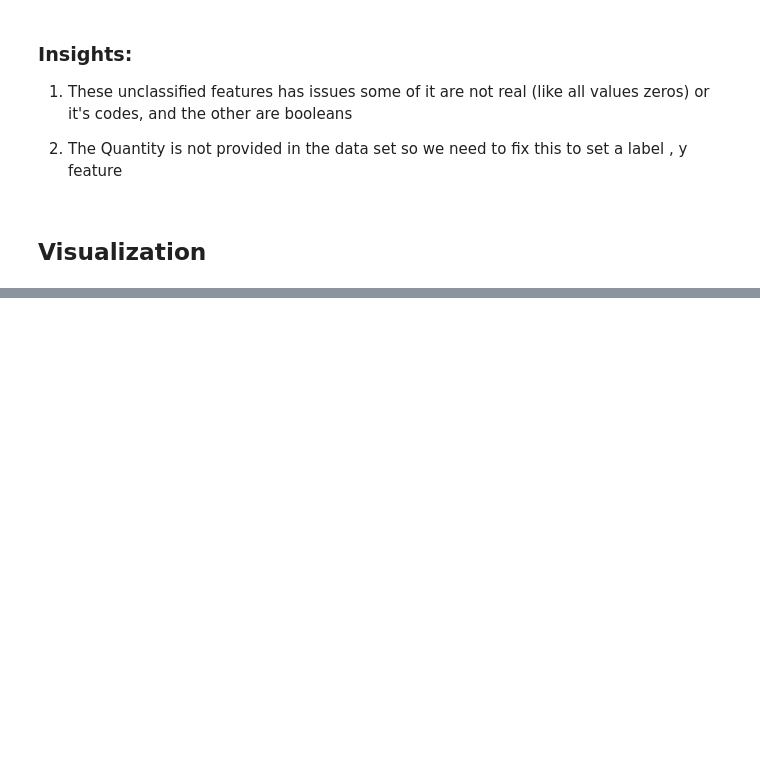
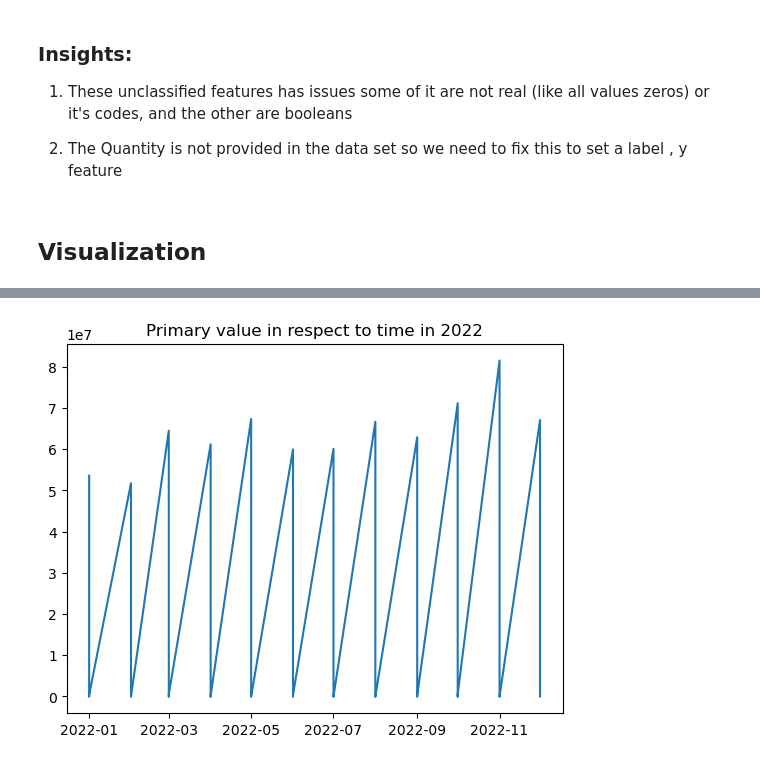
Before and after one commit to OrionLedger/Mushtari, a Jupyter notebook: notebooks/exploratory/comtrade_eda.ipynb, the cells around one changed output, grey strips where cells are left out. Saved outputs shown, nothing was run; the diff lists cells and outputs as text; code cells hidden in the pictures; blank space fills up the shorter version.

```diff
--- a/notebooks/exploratory/comtrade_eda.ipynb
+++ b/notebooks/exploratory/comtrade_eda.ipynb
@@ -184,0 +231,6 @@ Unclassified Feature: reporterCode
+# %%
+df['date'] = pd.to_datetime(
+    df['refYear'].astype(str) + '-' + df['refMonth'].astype(str)
+)
+
+df['date']
@@ -184,0 +250,6 @@ Unclassified Feature: reporterCode
+# %%
+plt.plot(df['date'], df['primaryValue'])
+plt.title('Primary value in respect to time in 2022')
+plt.show()
+# %% [output]
+[figure, added]
```
Also changed, not shown: parts of 11 cells of this notebook.
